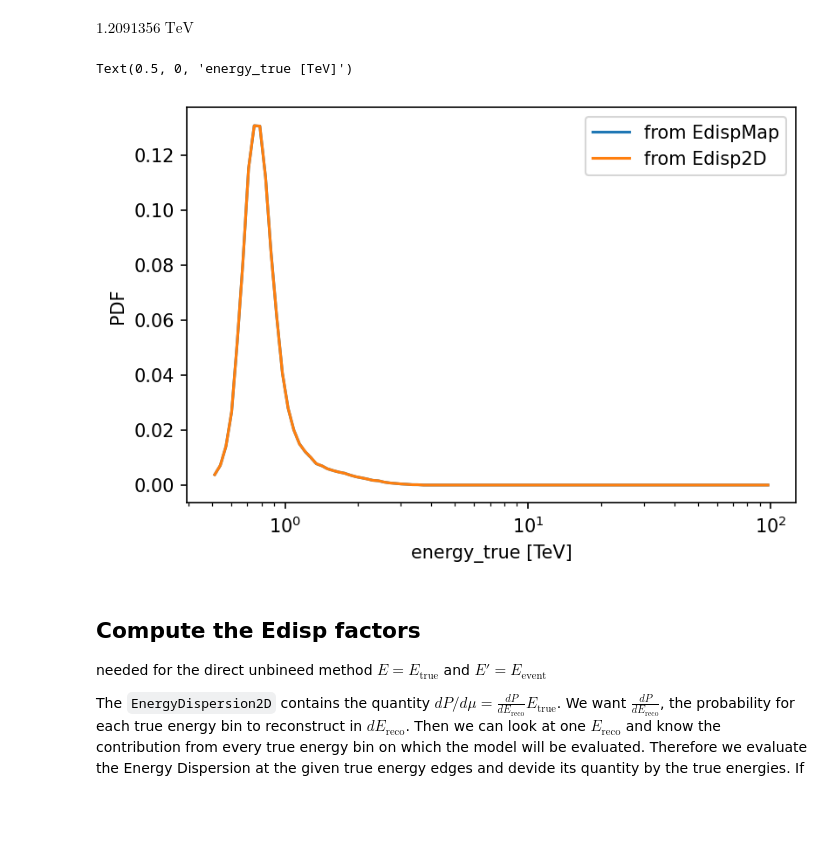
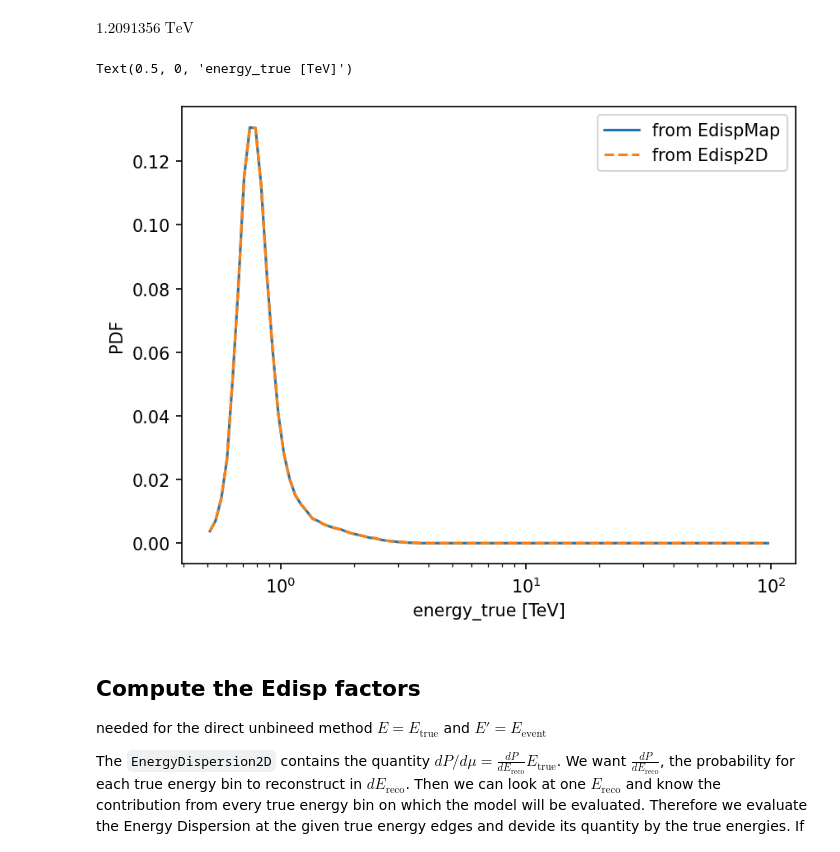
Before and after one commit to gammapy/gammapy-unbinned-analysis, a Jupyter notebook: Tims_UnbinnedDataset/example_edispkernel.ipynb, the cells around one changed output. Saved outputs shown, nothing was run; the diff lists cells and outputs as text; code cells hidden in the pictures; blank space fills up the shorter version.

Commit message:
update to projected Edisps

```diff
--- a/Tims_UnbinnedDataset/example_edispkernel.ipynb
+++ b/Tims_UnbinnedDataset/example_edispkernel.ipynb
@@ -61,7 +61,11 @@ geom = WcsGeom.create(
 # %%
 %%time
 maker = MapDatasetMaker(selection=['edisp', 'exposure'])
+# make dataset without migra axis to get the kernel map
+reference = MapDataset.create(geom=geom, energy_axis_true=energy_axis_true) #, migra_axis=migra_axis
+dataset = maker.run(reference, obs1)
+edisp_kernelmap = dataset.edisp
+# run again with migra axis for the prefered EDispMap
 reference = MapDataset.create(geom=geom, energy_axis_true=energy_axis_true, migra_axis=migra_axis)
-
 dataset = maker.run(reference, obs1)
 # %% [output]
@@ -217,15 +213,15 @@ $1.2091356 \; \mathrm{TeV}$
 # %%
 # this matches nicely if the bounds of the migra axis agree between MapDataset and Edisp2D. Otherwise the tail is cut.
 plt.figure(dpi=150)
 plt.plot(energy_axis.center, kernel_from_ds.pdf_matrix[7,:], label='from EdispMap')
-plt.plot(energy_axis.center, kernel_from_edisp2d.pdf_matrix[7,:], label='from Edisp2D')
+plt.plot(energy_axis.center, kernel_from_edisp2d.pdf_matrix[7,:],ls='--', label='from Edisp2D')
 plt.legend()
 plt.semilogx()
 plt.ylabel('PDF')
 plt.xlabel('energy_true [TeV]')
 # %% [output]
 Text(0.5, 0, 'energy_true [TeV]')
-[figure, old version]
+[figure, new version]
 # %% [markdown]
 ## Compute the Edisp factors
 needed for the direct unbineed method $E = E_\mathrm{true}$ and $E' = E_\mathrm{event}$
```
Also changed, not shown: parts of 34 cells of this notebook, 1 other file.
